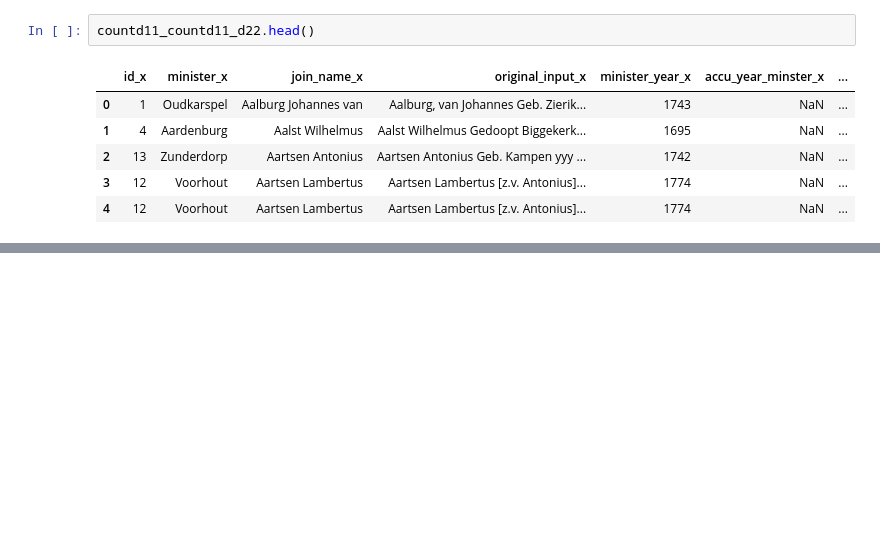
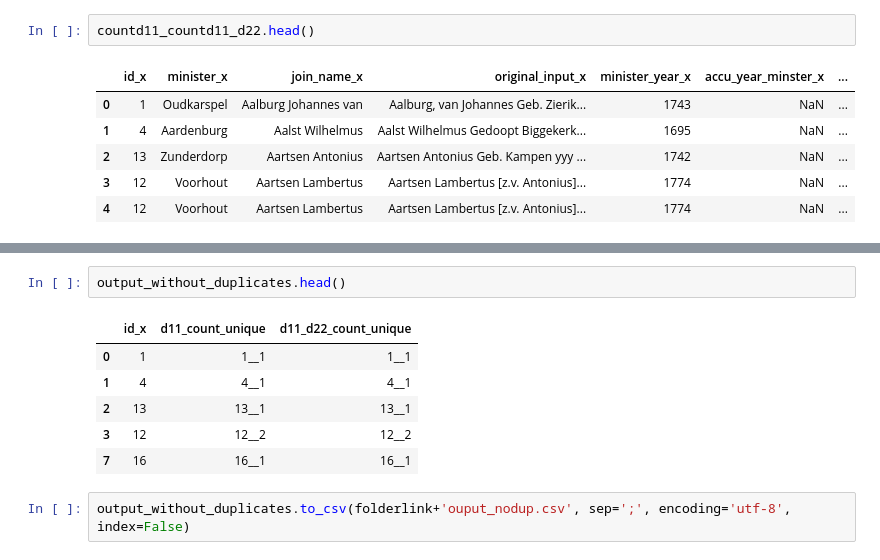
Before and after one commit to DigiDuRe/DigiDuRe, a Jupyter notebook: db_check_id.ipynb, the cells around one changed output, grey strips where cells are left out. Cells and saved outputs as stored; diff of their text form; blank space fills up the shorter version.

```diff
--- a/db_check_id.ipynb
+++ b/db_check_id.ipynb
@@ -151,0 +163,11 @@ cd11_cd11_cd22
+# %%
+output_without_duplicates.head()
+# %% [output]
+|  | id_x | d11_count_unique | d11_d22_count_unique |
+| 0 | 1 | 1__1 | 1__1 |
+| 1 | 4 | 4__1 | 4__1 |
+| 2 | 13 | 13__1 | 13__1 |
+| 3 | 12 | 12__2 | 12__2 |
+| 7 | 16 | 16__1 | 16__1 |
+# %%
+output_without_duplicates.to_csv(folderlink+'ouput_nodup.csv', sep=';', encoding='utf-8', index=False)
```
Also changed, not shown: parts of 4 cells of this notebook.
